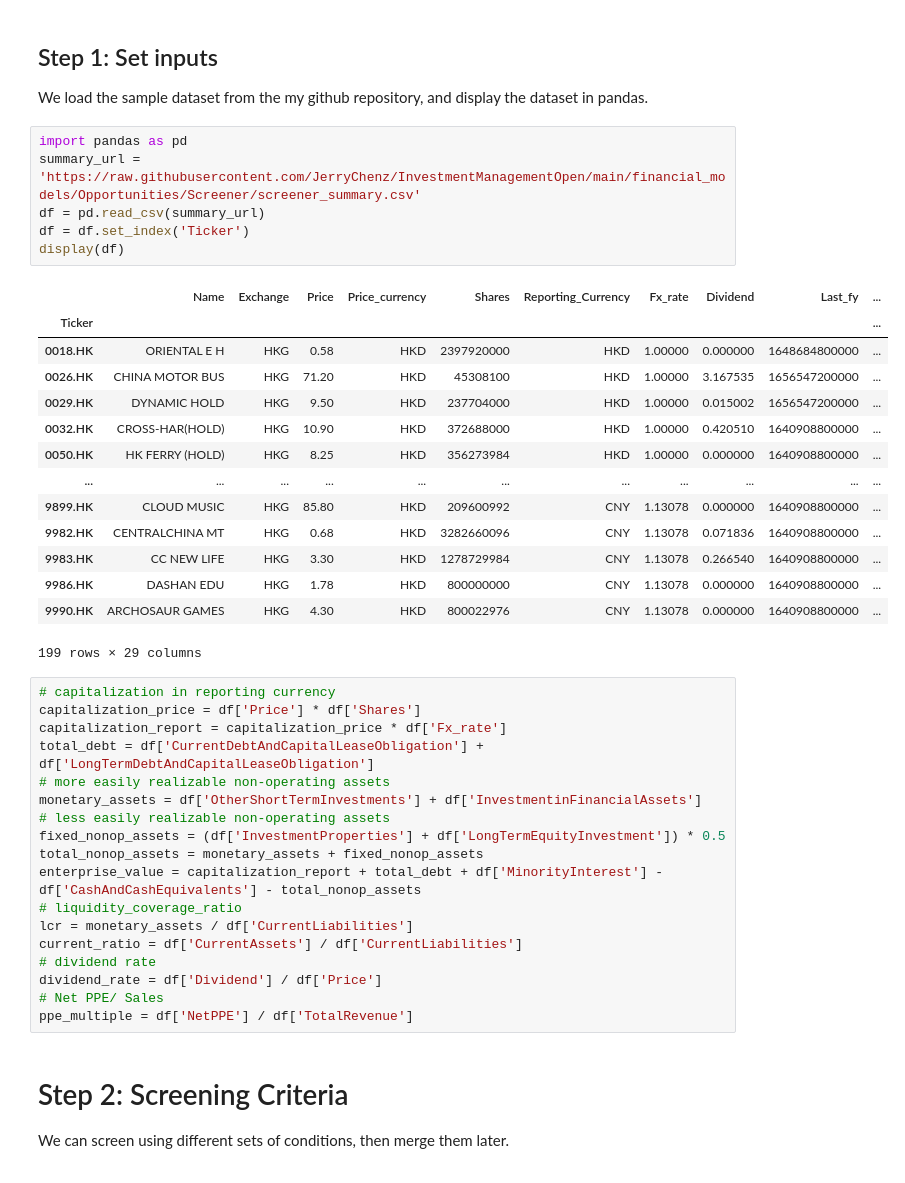
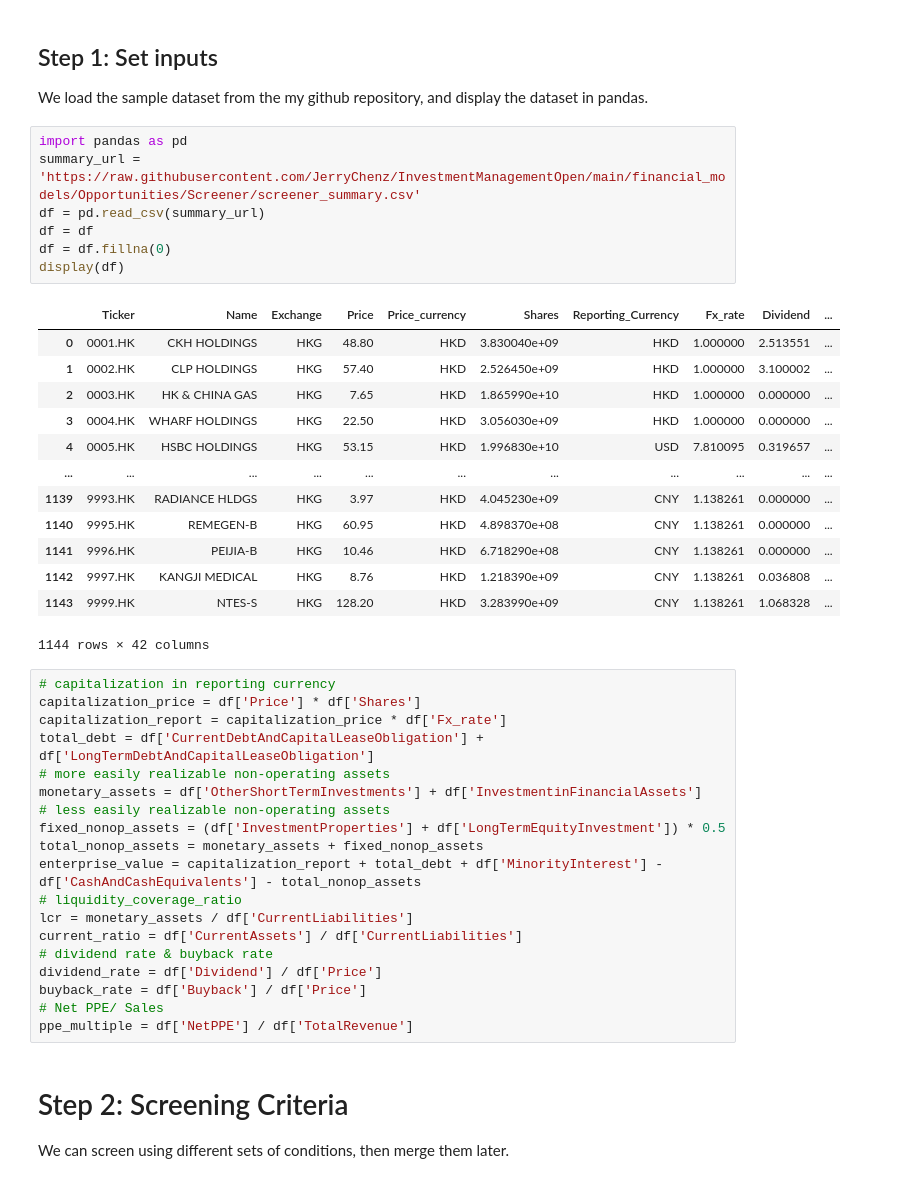
Before and after one commit to JerryChenz/Trading_Proc_v1, a Jupyter notebook: stock_screener.ipynb, the cells around one changed output. Drawn from its saved outputs; the diff is of its cells as text.

```diff
--- a/stock_screener.ipynb
+++ b/stock_screener.ipynb
@@ -7,24 +7,24 @@ We load the sample dataset from the my github repository, and display the datase
 # %%
 import pandas as pd
 summary_url = 'https://raw.githubusercontent.com/JerryChenz/InvestmentManagementOpen/main/financial_models/Opportunities/Screener/screener_summary.csv'
 df = pd.read_csv(summary_url)
-df = df.set_index('Ticker')
+df = df
+df = df.fillna(0)
 display(df)
 # %% [output]
-|  | Name | Exchange | Price | Price_currency | Shares | Reporting_Currency | Fx_rate | Dividend | Last_fy | ... |
-| Ticker |  |  |  |  |  |  |  |  |  | ... |
-| 0018.HK | ORIENTAL E H | HKG | 0.58 | HKD | 2397920000 | HKD | 1.00000 | 0.000000 | 1648684800000 | ... |
-| 0026.HK | CHINA MOTOR BUS | HKG | 71.20 | HKD | 45308100 | HKD | 1.00000 | 3.167535 | 1656547200000 | ... |
-| 0029.HK | DYNAMIC HOLD | HKG | 9.50 | HKD | 237704000 | HKD | 1.00000 | 0.015002 | 1656547200000 | ... |
-| 0032.HK | CROSS-HAR(HOLD) | HKG | 10.90 | HKD | 372688000 | HKD | 1.00000 | 0.420510 | 1640908800000 | ... |
-| 0050.HK | HK FERRY (HOLD) | HKG | 8.25 | HKD | 356273984 | HKD | 1.00000 | 0.000000 | 1640908800000 | ... |
+|  | Ticker | Name | Exchange | Price | Price_currency | Shares | Reporting_Currency | Fx_rate | Dividend | ... |
+| 0 | 0001.HK | CKH HOLDINGS | HKG | 48.80 | HKD | 3.830040e+09 | HKD | 1.000000 | 2.513551 | ... |
+| 1 | 0002.HK | CLP HOLDINGS | HKG | 57.40 | HKD | 2.526450e+09 | HKD | 1.000000 | 3.100002 | ... |
+| 2 | 0003.HK | HK & CHINA GAS | HKG | 7.65 | HKD | 1.865990e+10 | HKD | 1.000000 | 0.000000 | ... |
+| 3 | 0004.HK | WHARF HOLDINGS | HKG | 22.50 | HKD | 3.056030e+09 | HKD | 1.000000 | 0.000000 | ... |
+| 4 | 0005.HK | HSBC HOLDINGS | HKG | 53.15 | HKD | 1.996830e+10 | USD | 7.810095 | 0.319657 | ... |
 | ... | ... | ... | ... | ... | ... | ... | ... | ... | ... | ... |
-| 9899.HK | CLOUD MUSIC | HKG | 85.80 | HKD | 209600992 | CNY | 1.13078 | 0.000000 | 1640908800000 | ... |
-| 9982.HK | CENTRALCHINA MT | HKG | 0.68 | HKD | 3282660096 | CNY | 1.13078 | 0.071836 | 1640908800000 | ... |
-| 9983.HK | CC NEW LIFE | HKG | 3.30 | HKD | 1278729984 | CNY | 1.13078 | 0.266540 | 1640908800000 | ... |
-| 9986.HK | DASHAN EDU | HKG | 1.78 | HKD | 800000000 | CNY | 1.13078 | 0.000000 | 1640908800000 | ... |
-| 9990.HK | ARCHOSAUR GAMES | HKG | 4.30 | HKD | 800022976 | CNY | 1.13078 | 0.000000 | 1640908800000 | ... |
+| 1139 | 9993.HK | RADIANCE HLDGS | HKG | 3.97 | HKD | 4.045230e+09 | CNY | 1.138261 | 0.000000 | ... |
+| 1140 | 9995.HK | REMEGEN-B | HKG | 60.95 | HKD | 4.898370e+08 | CNY | 1.138261 | 0.000000 | ... |
+| 1141 | 9996.HK | PEIJIA-B | HKG | 10.46 | HKD | 6.718290e+08 | CNY | 1.138261 | 0.000000 | ... |
+| 1142 | 9997.HK | KANGJI MEDICAL | HKG | 8.76 | HKD | 1.218390e+09 | CNY | 1.138261 | 0.036808 | ... |
+| 1143 | 9999.HK | NTES-S | HKG | 128.20 | HKD | 3.283990e+09 | CNY | 1.138261 | 1.068328 | ... |
-199 rows × 29 columns
+1144 rows × 42 columns
 # %%
 # capitalization in reporting currency
 capitalization_price = df['Price'] * df['Shares']
@@ -39,8 +39,9 @@ enterprise_value = capitalization_report + total_debt + df['MinorityInterest'] -
 # liquidity_coverage_ratio
 lcr = monetary_assets / df['CurrentLiabilities']
 current_ratio = df['CurrentAssets'] / df['CurrentLiabilities']
-# dividend rate
+# dividend rate & buyback rate
 dividend_rate = df['Dividend'] / df['Price']
+buyback_rate = df['Buyback'] / df['Price']
 # Net PPE/ Sales
 ppe_multiple = df['NetPPE'] / df['TotalRevenue']
 # %% [markdown]
```
Also changed, not shown: parts of 7 cells of this notebook.
